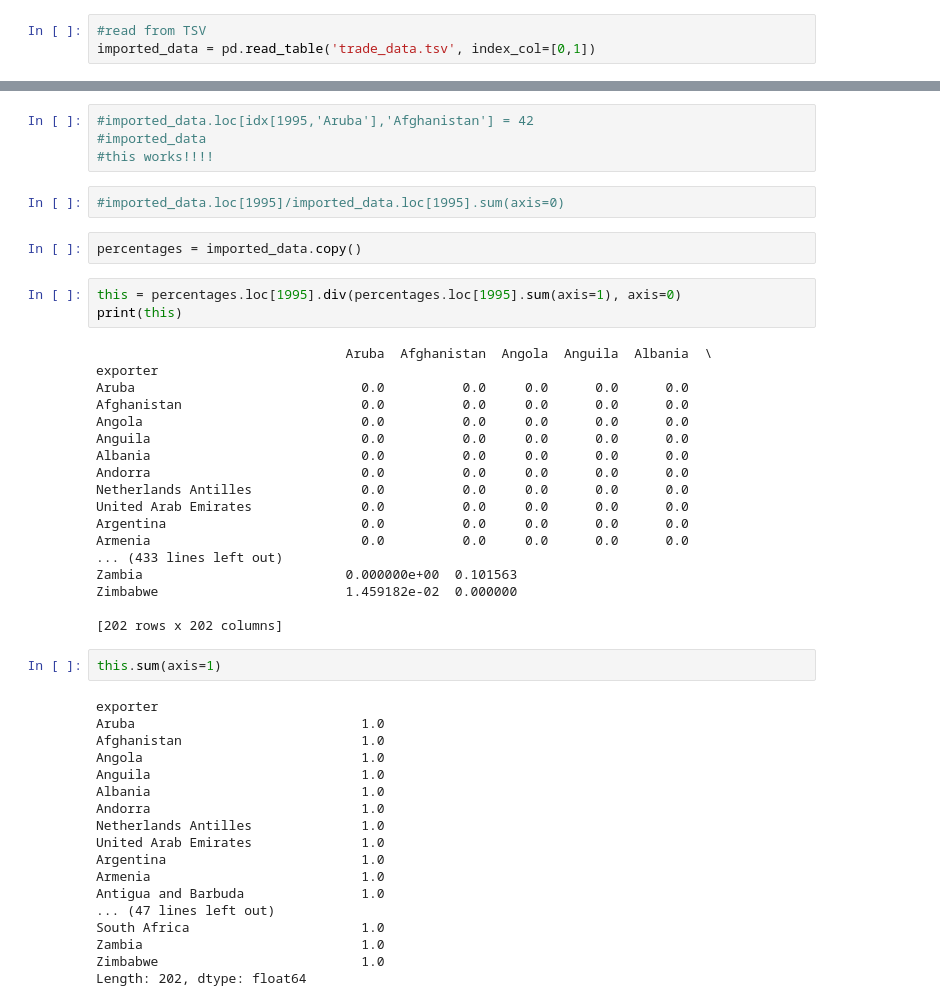
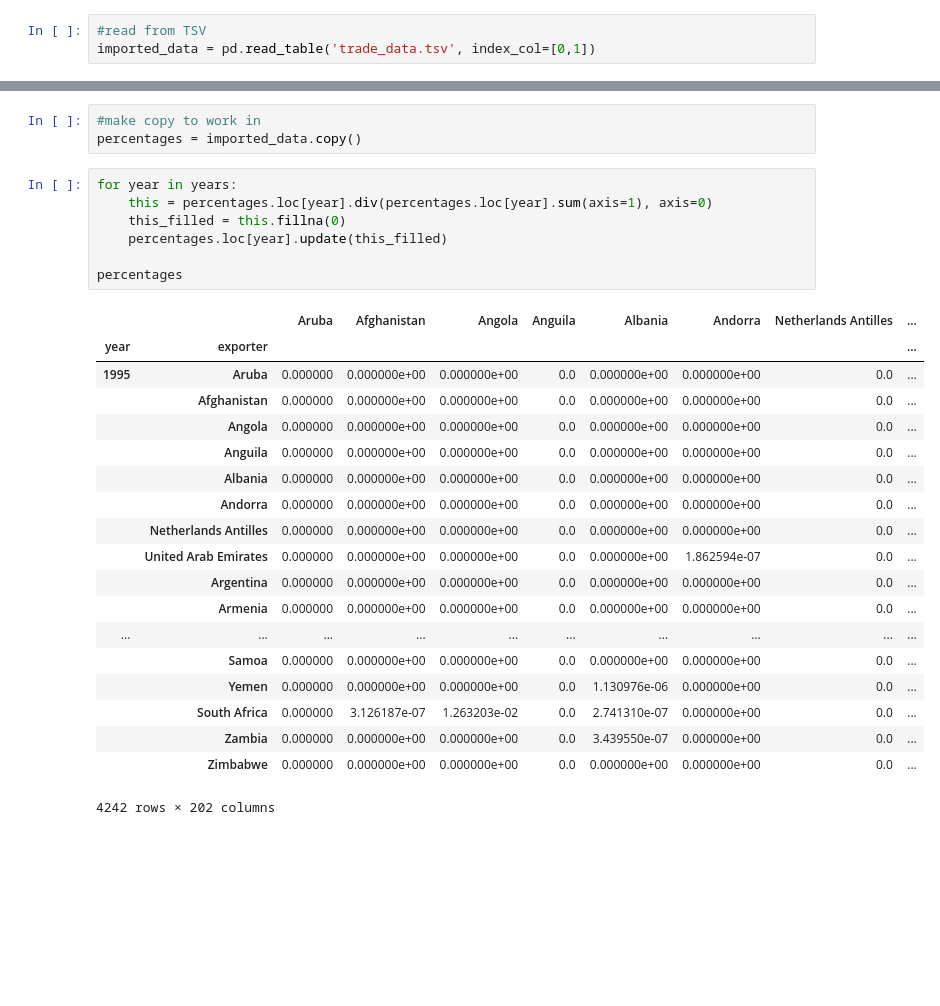
Before and after one commit to swigman/TrueEmissions, a Jupyter notebook: Percentages in MIDF.ipynb, the cells around one changed output, grey strips where cells are left out. Saved outputs shown, nothing was run; the diff lists cells and outputs as text; blank space fills up the shorter version.

```diff
--- a/Percentages in MIDF.ipynb
+++ b/Percentages in MIDF.ipynb
@@ -37,49 +18,30 @@ imported_data
-# %%
-#imported_data.loc[idx[1995,'Aruba'],'Afghanistan'] = 42
-#imported_data
-#this works!!!!
-# %%
-#imported_data.loc[1995]/imported_data.loc[1995].sum(axis=0)
-# %%
-percentages = imported_data.copy()
+# %%
+#make copy to work in
+percentages = imported_data.copy()
 # %%
-this = percentages.loc[1995].div(percentages.loc[1995].sum(axis=1), axis=0)
-print(this)
+for year in years:
+    this = percentages.loc[year].div(percentages.loc[year].sum(axis=1), axis=0)
+    this_filled = this.fillna(0)
+    percentages.loc[year].update(this_filled)
+
+percentages
 # %% [output]
+|  |  | Aruba | Afghanistan | Angola | Anguila | Albania | Andorra | Netherlands Antilles | ... |
+| year | exporter |  |  |  |  |  |  |  | ... |
+| 1995 | Aruba | 0.000000 | 0.000000e+00 | 0.000000e+00 | 0.0 | 0.000000e+00 | 0.000000e+00 | 0.0 | ... |
+|  | Afghanistan | 0.000000 | 0.000000e+00 | 0.000000e+00 | 0.0 | 0.000000e+00 | 0.000000e+00 | 0.0 | ... |
+|  | Angola | 0.000000 | 0.000000e+00 | 0.000000e+00 | 0.0 | 0.000000e+00 | 0.000000e+00 | 0.0 | ... |
+|  | Anguila | 0.000000 | 0.000000e+00 | 0.000000e+00 | 0.0 | 0.000000e+00 | 0.000000e+00 | 0.0 | ... |
+|  | Albania | 0.000000 | 0.000000e+00 | 0.000000e+00 | 0.0 | 0.000000e+00 | 0.000000e+00 | 0.0 | ... |
+|  | Andorra | 0.000000 | 0.000000e+00 | 0.000000e+00 | 0.0 | 0.000000e+00 | 0.000000e+00 | 0.0 | ... |
+|  | Netherlands Antilles | 0.000000 | 0.000000e+00 | 0.000000e+00 | 0.0 | 0.000000e+00 | 0.000000e+00 | 0.0 | ... |
+|  | United Arab Emirates | 0.000000 | 0.000000e+00 | 0.000000e+00 | 0.0 | 0.000000e+00 | 1.862594e-07 | 0.0 | ... |
+|  | Argentina | 0.000000 | 0.000000e+00 | 0.000000e+00 | 0.0 | 0.000000e+00 | 0.000000e+00 | 0.0 | ... |
+|  | Armenia | 0.000000 | 0.000000e+00 | 0.000000e+00 | 0.0 | 0.000000e+00 | 0.000000e+00 | 0.0 | ... |
+| ... | ... | ... | ... | ... | ... | ... | ... | ... | ... |
+|  | Samoa | 0.000000 | 0.000000e+00 | 0.000000e+00 | 0.0 | 0.000000e+00 | 0.000000e+00 | 0.0 | ... |
+|  | Yemen | 0.000000 | 0.000000e+00 | 0.000000e+00 | 0.0 | 1.130976e-06 | 0.000000e+00 | 0.0 | ... |
+|  | South Africa | 0.000000 | 3.126187e-07 | 1.263203e-02 | 0.0 | 2.741310e-07 | 0.000000e+00 | 0.0 | ... |
+|  | Zambia | 0.000000 | 0.000000e+00 | 0.000000e+00 | 0.0 | 3.439550e-07 | 0.000000e+00 | 0.0 | ... |
+|  | Zimbabwe | 0.000000 | 0.000000e+00 | 0.000000e+00 | 0.0 | 0.000000e+00 | 0.000000e+00 | 0.0 | ... |
-                                Aruba  Afghanistan  Angola  Anguila  Albania  \
-exporter
-Aruba                             0.0          0.0     0.0      0.0      0.0
-Afghanistan                       0.0          0.0     0.0      0.0      0.0
-Angola                            0.0          0.0     0.0      0.0      0.0
-Anguila                           0.0          0.0     0.0      0.0      0.0
-Albania                           0.0          0.0     0.0      0.0      0.0
-Andorra                           0.0          0.0     0.0      0.0      0.0
-Netherlands Antilles              0.0          0.0     0.0      0.0      0.0
-United Arab Emirates              0.0          0.0     0.0      0.0      0.0
-Argentina                         0.0          0.0     0.0      0.0      0.0
-Armenia                           0.0          0.0     0.0      0.0      0.0
-... (433 lines left out)
-Zambia                          0.000000e+00  0.101563
-Zimbabwe                        1.459182e-02  0.000000
-
-[202 rows x 202 columns]
+4242 rows × 202 columns
-# %%
-this.sum(axis=1)
-# %% [output]
-exporter
-Aruba                             1.0
-Afghanistan                       1.0
-Angola                            1.0
-Anguila                           1.0
-Albania                           1.0
-Andorra                           1.0
-Netherlands Antilles              1.0
-United Arab Emirates              1.0
-Argentina                         1.0
-Armenia                           1.0
-Antigua and Barbuda               1.0
-... (47 lines left out)
-South Africa                      1.0
-Zambia                            1.0
-Zimbabwe                          1.0
-Length: 202, dtype: float64
```
Also changed, not shown: parts of 7 cells of this notebook.
